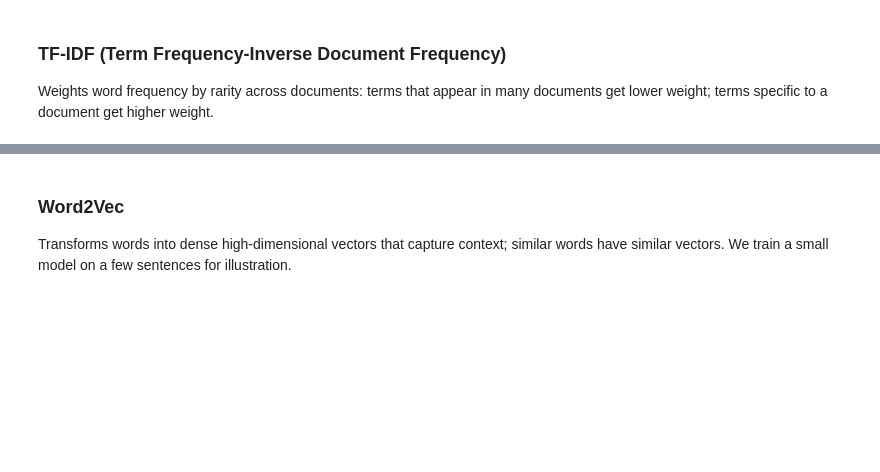
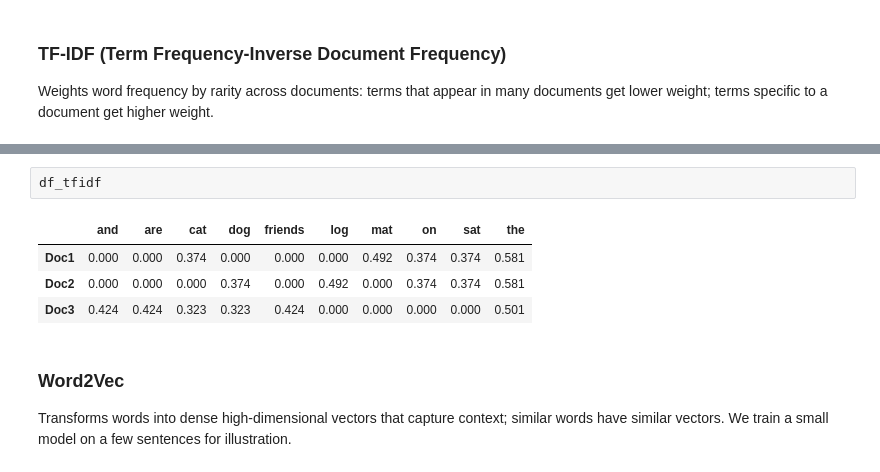
Before and after one commit to Praj-17/LLM-Course, a Jupyter notebook: LLM Building Week 3.ipynb, the cells around one changed output, grey strips where cells are left out. Saved outputs shown, nothing was run; the diff lists cells and outputs as text; blank space fills up the shorter version.

```diff
--- a/LLM Building Week 3.ipynb
+++ b/LLM Building Week 3.ipynb
@@ -76,3 +122,10 @@ print("TF-IDF for 'mat' in Doc1:", tfidf_matrix[0, tfidf.vocabulary_['mat']])
+# %%
+df_tfidf
+# %% [output]
+|  | and | are | cat | dog | friends | log | mat | on | sat | the |
+| Doc1 | 0.000 | 0.000 | 0.374 | 0.000 | 0.000 | 0.000 | 0.492 | 0.374 | 0.374 | 0.581 |
+| Doc2 | 0.000 | 0.000 | 0.000 | 0.374 | 0.000 | 0.492 | 0.000 | 0.374 | 0.374 | 0.581 |
+| Doc3 | 0.424 | 0.424 | 0.323 | 0.323 | 0.424 | 0.000 | 0.000 | 0.000 | 0.000 | 0.501 |
 # %% [markdown]
 ### Word2Vec
 Transforms words into dense high-dimensional vectors that capture context; similar words have similar vectors. We train a small model on a few sentences for illustration.
```
Also changed, not shown: parts of 17 cells of this notebook, 2 other files.
